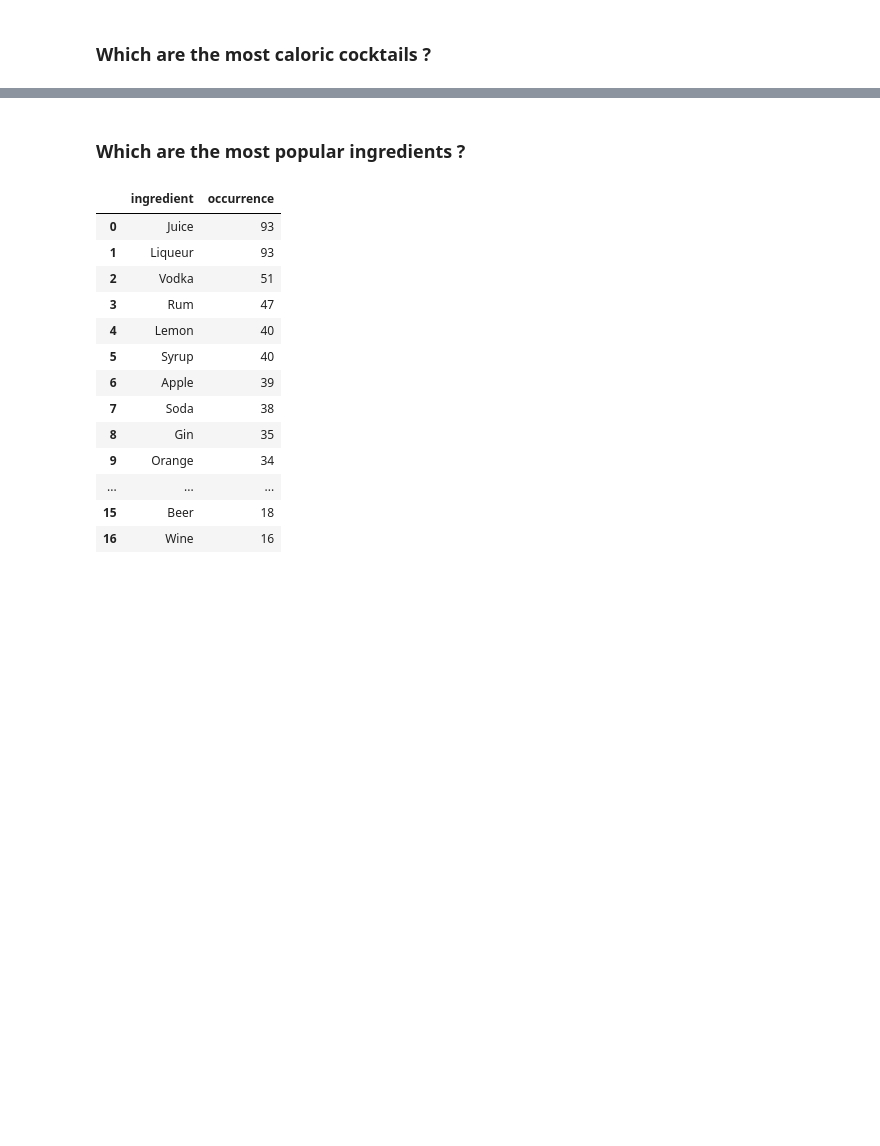
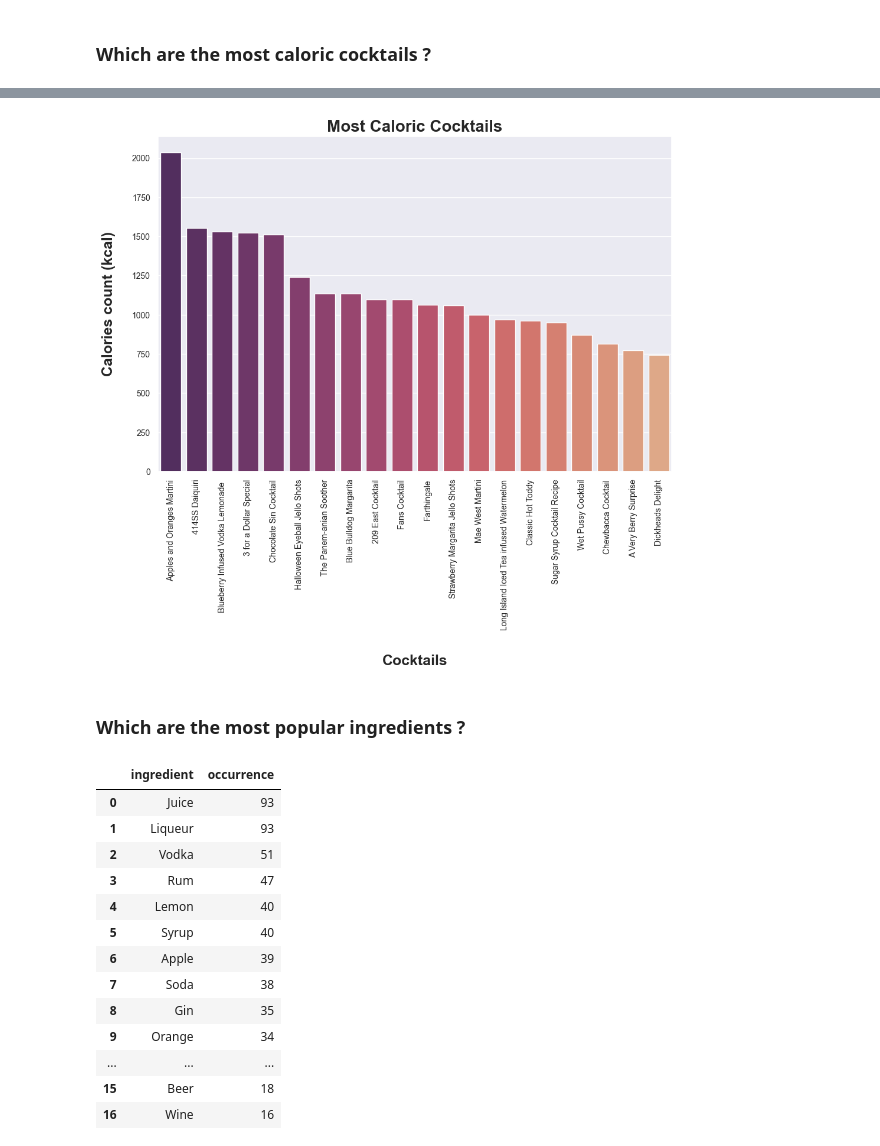
Before and after one commit to Lucien-Stephane-Ld/certification-project-DAFT410, a Jupyter notebook: data_visualization.ipynb, the cells around one changed output, grey strips where cells are left out. Saved outputs shown, nothing was run; the diff lists cells and outputs as text; code cells hidden in the pictures; blank space fills up the shorter version.

```diff
--- a/data_visualization.ipynb
+++ b/data_visualization.ipynb
@@ -56,3 +108,23 @@ top20_calories #only counting unique values for non-null rows & unique cocktails
+# %%
+# plt.style.use('fivethirtyeight')
+sns.set(rc={"figure.figsize":(10, 7)})
+# colors = sns.color_palette(palette='flare', as_cmap=True)
+
+chart_2 = sns.barplot(data=top20_calories, x="name", y="calories (kcal)", hue="calories (kcal)", dodge=False, palette='flare')
+chart_2.set_title('Most Caloric Cocktails', fontdict={'size': 20, 'weight': 'bold'})
+
+
+plt.xticks(rotation=90, fontsize=10)
+plt.yticks(fontsize=10)
+
+plt.xlabel('Cocktails', fontsize=18, fontdict={'weight':'bold'}, labelpad=30);
+plt.ylabel('Calories count (kcal)', fontsize=18, fontdict={'weight':'bold'}, labelpad=20);
+
+plt.legend([],[], frameon=False)
+
+plt.show()
+# %% [output]
+[figure, added]
 # %% [markdown]
 ### Which are the most popular ingredients ?
 # %%
```
Also changed, not shown: parts of 27 cells of this notebook, 12 other files.
